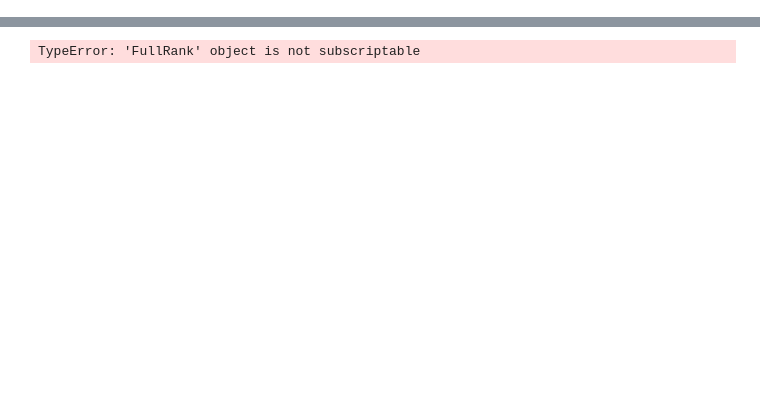
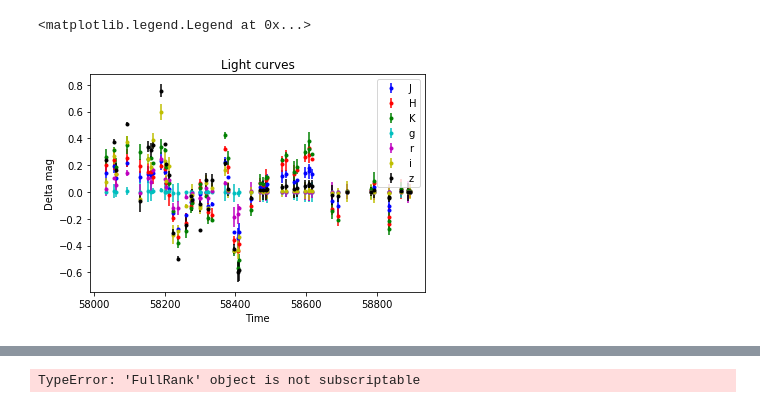
Before and after one commit to MalteBrinch/Master-Thesis-Code, a Jupyter notebook: 7d conv and iterating a GP.ipynb, the cells around one changed output, grey strips where cells are left out. Saved outputs shown, nothing was run; the diff lists cells and outputs as text; code cells hidden in the pictures; blank space fills up the shorter version.

```diff
--- a/7d conv and iterating a GP.ipynb
+++ b/7d conv and iterating a GP.ipynb
@@ -140,3 +118,34 @@ def interpolate(x0, y0, x):
     wl = dr / d
 
     return wl * y0[idx - 1] + (1 - wl) * y0[idx]
+# %%
+Xtest = np.loadtxt('redobstime.txt', delimiter=',', usecols=(0), unpack=True)
+X_tot = Xtest
+XJ = Xtest
+XH = Xtest
+XK = Xtest
+Xg = Xtest
+Xr = Xtest
+Xi = Xtest
+Xz = Xtest
+yJ,yJerr = np.loadtxt('redJband.txt', delimiter=',', usecols=(0,1), unpack=True)
+yH,yHerr = np.loadtxt('redHband.txt', delimiter=',', usecols=(0,1), unpack=True)
+yK,yKerr = np.loadtxt('redKband.txt', delimiter=',', usecols=(0,1), unpack=True)
+yg,ygerr = np.loadtxt('redgband.txt', delimiter=',', usecols=(0,1), unpack=True)
+yr,yrerr = np.loadtxt('redrband.txt', delimiter=',', usecols=(0,1), unpack=True)
+yi,yierr = np.loadtxt('rediband.txt', delimiter=',', usecols=(0,1), unpack=True)
+yz,yzerr = np.loadtxt('redzband.txt', delimiter=',', usecols=(0,1), unpack=True)
+plt.errorbar(XJ, yJ, yJerr, fmt='b.', label='J')
+plt.errorbar(XH, yH, yHerr, fmt='r.', label='H')
+plt.errorbar(XK, yK, yKerr, fmt='g.', label='K')
+plt.errorbar(Xg, yg, ygerr, fmt='c.', label='g')
+plt.errorbar(Xr, yr, yrerr, fmt='m.', label='r')
+plt.errorbar(Xi, yi, yierr, fmt='y.', label='i')
+plt.errorbar(Xz, yz, yzerr, fmt='k.', label='z')
+plt.title('Light curves')
+plt.xlabel('Time')
+plt.ylabel('Delta mag')
+plt.legend()
+# %% [output]
+<matplotlib.legend.Legend at 0x...>
+[figure, added]
```
Also changed, not shown: parts of 21 cells of this notebook.
